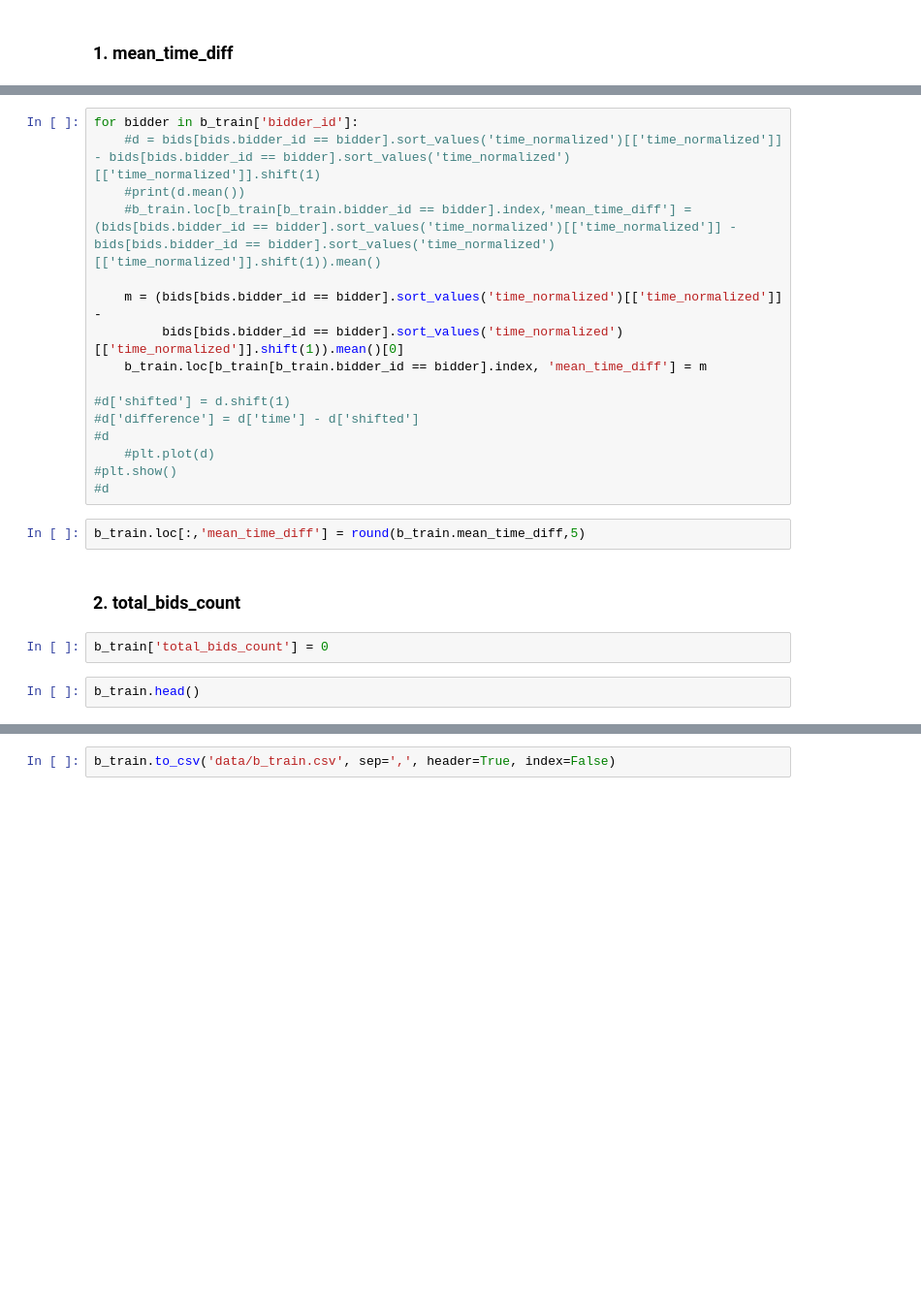
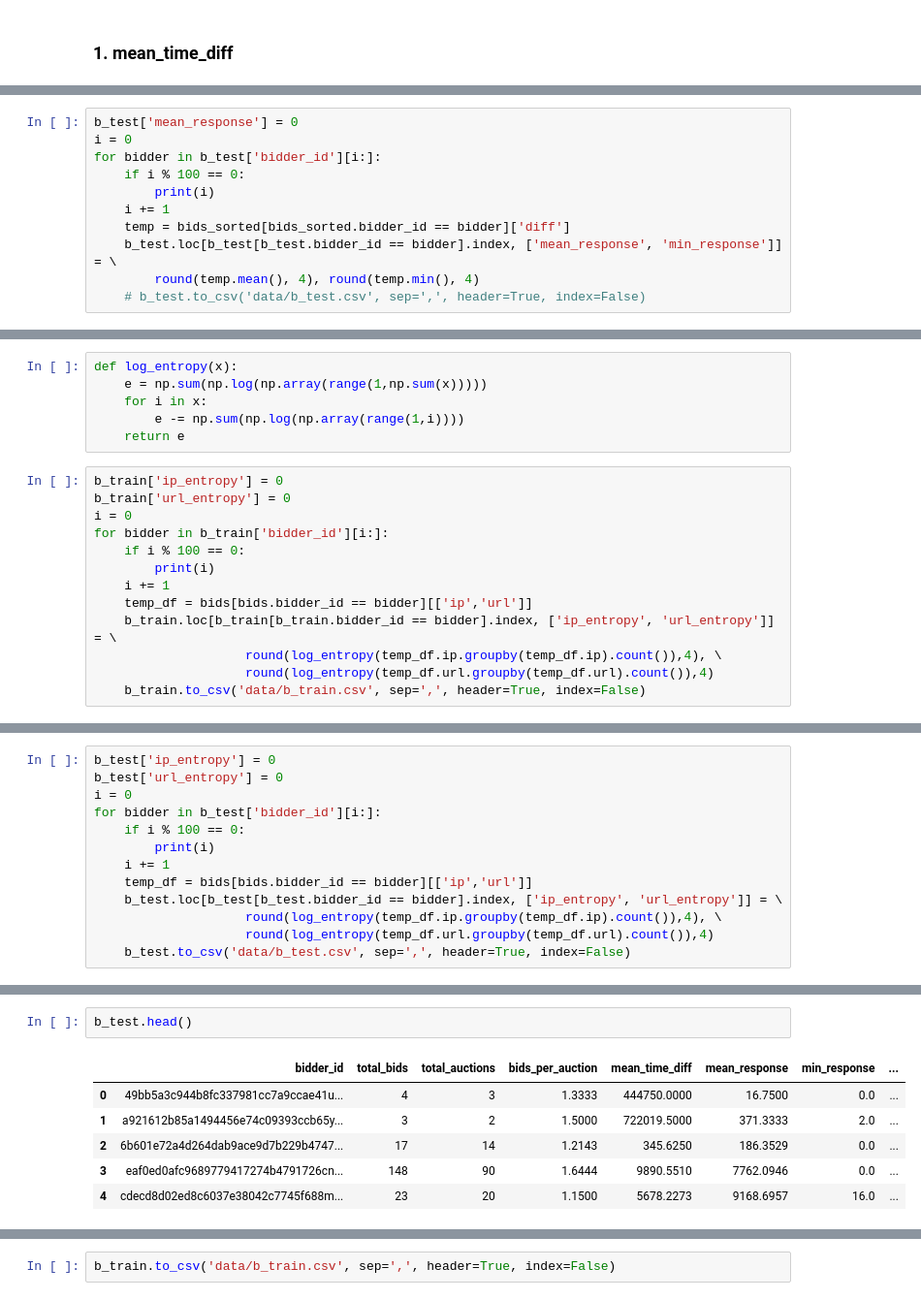
Before and after one commit to ylochman/Kaggle-Human-or-Robot, a Jupyter notebook: preprocessing.ipynb, the cells around one changed output, grey strips where cells are left out. Shown at 97% size. Cells and saved outputs as stored; diff of their text form; blank space fills up the shorter version.

```diff
--- a/preprocessing.ipynb
+++ b/preprocessing.ipynb
@@ -71,0 +209,11 @@ b_train['mean_time_diff'] = 0
+# %%
+b_test['mean_response'] = 0
+i = 0
+for bidder in b_test['bidder_id'][i:]:
+    if i % 100 == 0:
+        print(i)
+    i += 1
+    temp = bids_sorted[bids_sorted.bidder_id == bidder]['diff']
+    b_test.loc[b_test[b_test.bidder_id == bidder].index, ['mean_response', 'min_response']] = \
+        round(temp.mean(), 4), round(temp.min(), 4)
+    # b_test.to_csv('data/b_test.csv', sep=',', header=True, index=False)
@@ -71,0 +222,19 @@ b_train['mean_time_diff'] = 0
+# %%
+def log_entropy(x):
+    e = np.sum(np.log(np.array(range(1,np.sum(x)))))
+    for i in x:
+        e -= np.sum(np.log(np.array(range(1,i))))
+    return e
+# %%
+b_train['ip_entropy'] = 0
+b_train['url_entropy'] = 0
+i = 0
+for bidder in b_train['bidder_id'][i:]:
+    if i % 100 == 0:
+        print(i)
+    i += 1
+    temp_df = bids[bids.bidder_id == bidder][['ip','url']]
+    b_train.loc[b_train[b_train.bidder_id == bidder].index, ['ip_entropy', 'url_entropy']] = \
+                    round(log_entropy(temp_df.ip.groupby(temp_df.ip).count()),4), \
+                    round(log_entropy(temp_df.url.groupby(temp_df.url).count()),4)
+    b_train.to_csv('data/b_train.csv', sep=',', header=True, index=False)
@@ -71,0 +244,13 @@ b_train['mean_time_diff'] = 0
+# %%
+b_test['ip_entropy'] = 0
+b_test['url_entropy'] = 0
+i = 0
+for bidder in b_test['bidder_id'][i:]:
+    if i % 100 == 0:
+        print(i)
+    i += 1
+    temp_df = bids[bids.bidder_id == bidder][['ip','url']]
+    b_test.loc[b_test[b_test.bidder_id == bidder].index, ['ip_entropy', 'url_entropy']] = \
+                    round(log_entropy(temp_df.ip.groupby(temp_df.ip).count()),4), \
+                    round(log_entropy(temp_df.url.groupby(temp_df.url).count()),4)
+    b_test.to_csv('data/b_test.csv', sep=',', header=True, index=False)
@@ -74,24 +291,9 @@ b_train.head()
-# %%
-for bidder in b_train['bidder_id']:
-    #d = bids[bids.bidder_id == bidder].sort_values('time_normalized')[['time_normalized']] - bids[bids.bidder_id == bidder].sort_values('time_normalized')[['time_normalized']].shift(1)
-    #print(d.mean())
-    #b_train.loc[b_train[b_train.bidder_id == bidder].index,'mean_time_diff'] = (bids[bids.bidder_id == bidder].sort_values('time_normalized')[['time_normalized']] - bids[bids.bidder_id == bidder].sort_values('time_normalized')[['time_normalized']].shift(1)).mean()
-
-    m = (bids[bids.bidder_id == bidder].sort_values('time_normalized')[['time_normalized']] -
-         bids[bids.bidder_id == bidder].sort_values('time_normalized')[['time_normalized']].shift(1)).mean()[0]
-    b_train.loc[b_train[b_train.bidder_id == bidder].index, 'mean_time_diff'] = m
-
-#d['shifted'] = d.shift(1)
-#d['difference'] = d['time'] - d['shifted']
-#d
-    #plt.plot(d)
-#plt.show()
-#d
-# %%
-b_train.loc[:,'mean_time_diff'] = round(b_train.mean_time_diff,5)
-# %% [markdown]
-### 2. total_bids_count
-# %%
-b_train['total_bids_count'] = 0
 # %%
-b_train.head()
+b_test.head()
+# %% [output]
+|  | bidder_id | total_bids | total_auctions | bids_per_auction | mean_time_diff | mean_response | min_response | ... |
+| 0 | 49bb5a3c944b8fc337981cc7a9ccae41u... | 4 | 3 | 1.3333 | 444750.0000 | 16.7500 | 0.0 | ... |
+| 1 | a921612b85a1494456e74c09393ccb65y... | 3 | 2 | 1.5000 | 722019.5000 | 371.3333 | 2.0 | ... |
+| 2 | 6b601e72a4d264dab9ace9d7b229b4747... | 17 | 14 | 1.2143 | 345.6250 | 186.3529 | 0.0 | ... |
+| 3 | eaf0ed0afc9689779417274b4791726cn... | 148 | 90 | 1.6444 | 9890.5510 | 7762.0946 | 0.0 | ... |
+| 4 | cdecd8d02ed8c6037e38042c7745f688m... | 23 | 20 | 1.1500 | 5678.2273 | 9168.6957 | 16.0 | ... |
```
Also changed, not shown: parts of 58 cells of this notebook.
